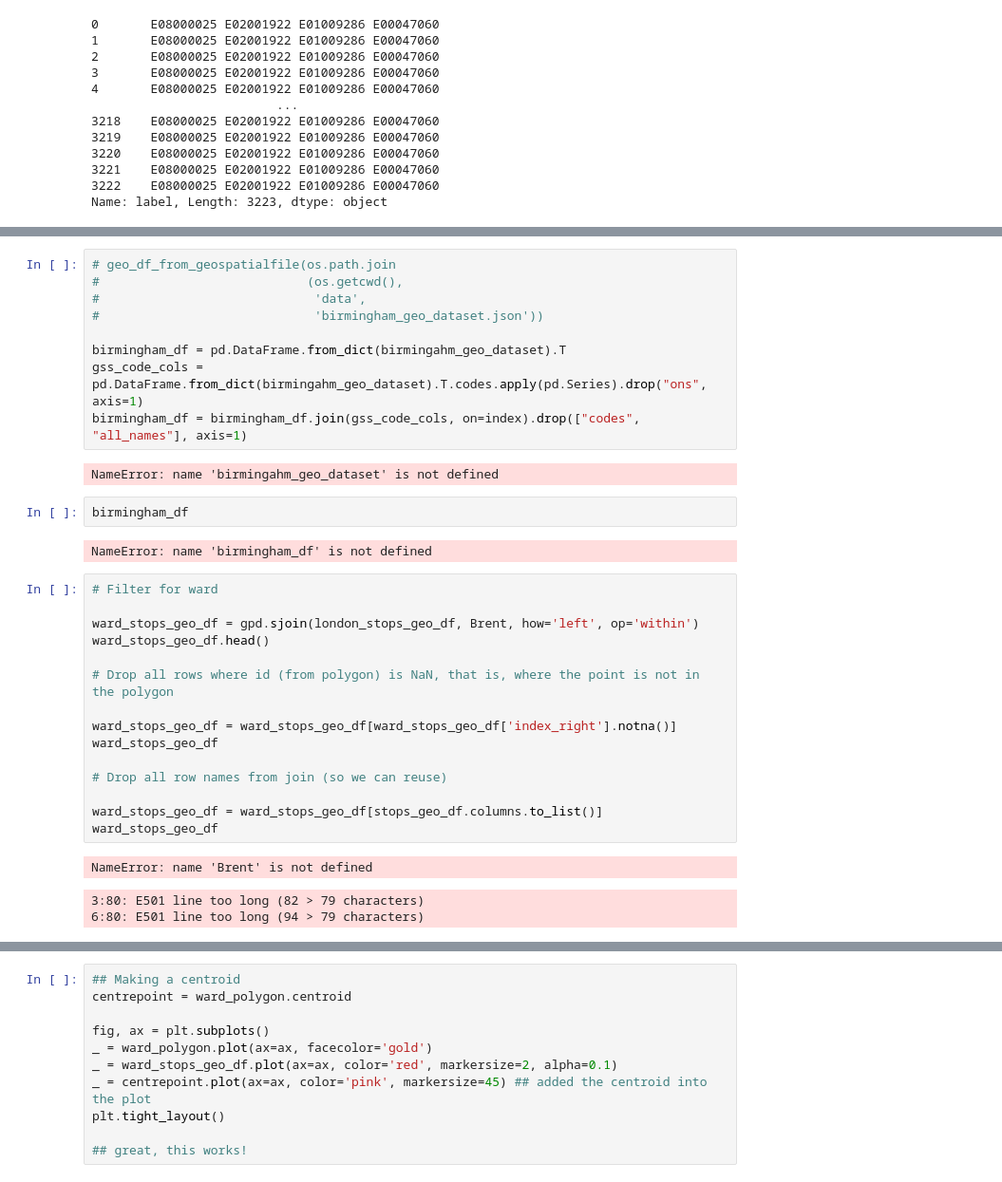
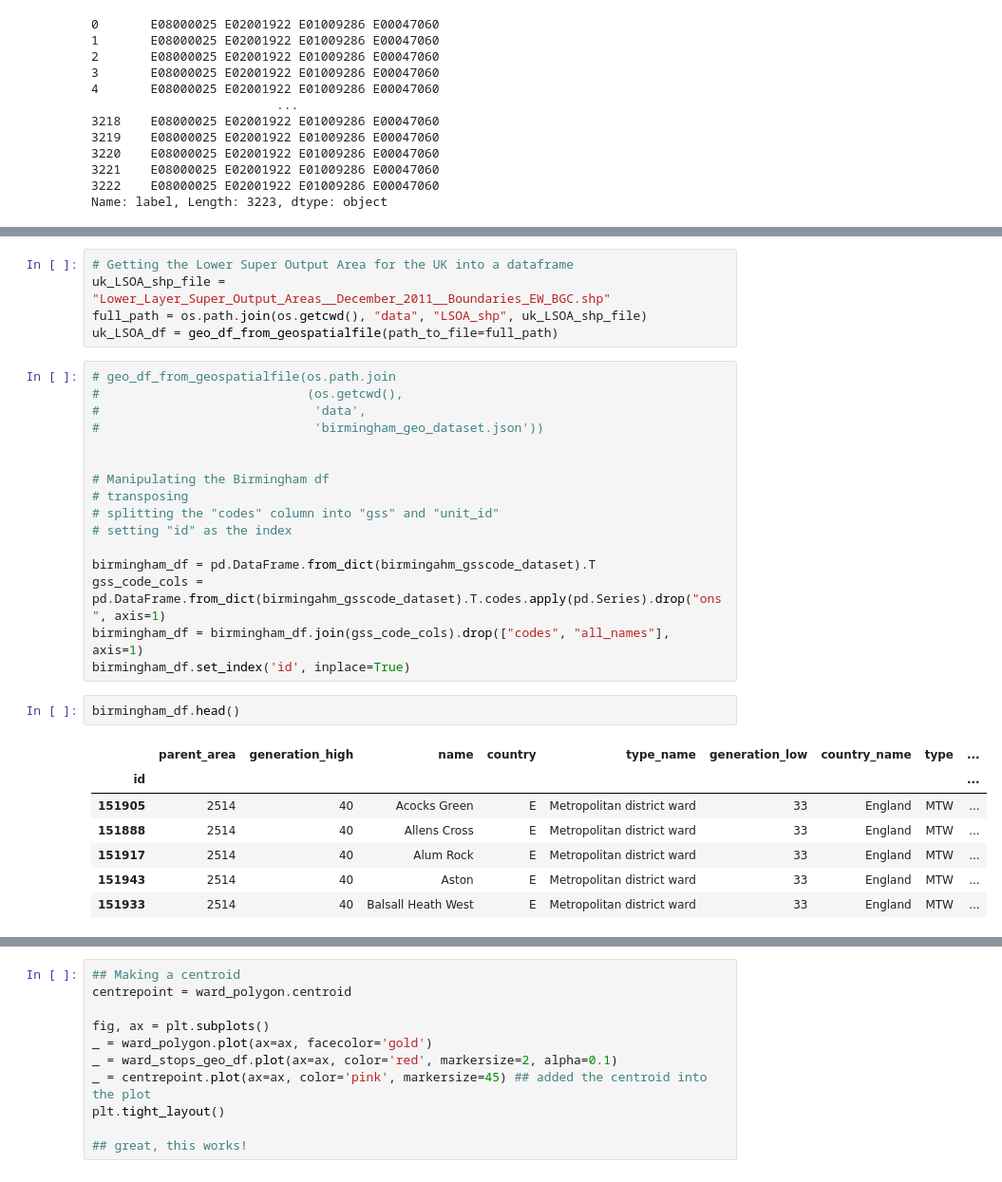
Before and after one commit to ONSdigital/SDG_11.2.1, a Jupyter notebook: SDG_11.2.1.ipynb, the cells around one changed output, grey strips where cells are left out. Shown: that part at 95% size. Drawn from its saved outputs; the diff is of its cells as text.

```diff
--- a/SDG_11.2.1.ipynb
+++ b/SDG_11.2.1.ipynb
@@ -217,34 +218,31 @@ NameError: name 'path_to_file' is not defined
+# %%
+# Getting the Lower Super Output Area for the UK into a dataframe
+uk_LSOA_shp_file = "Lower_Layer_Super_Output_Areas__December_2011__Boundaries_EW_BGC.shp"
+full_path = os.path.join(os.getcwd(), "data", "LSOA_shp", uk_LSOA_shp_file)
+uk_LSOA_df = geo_df_from_geospatialfile(path_to_file=full_path)
 # %%
 # geo_df_from_geospatialfile(os.path.join
 #                            (os.getcwd(),
 #                             'data',
 #                             'birmingham_geo_dataset.json'))
 
-birmingham_df = pd.DataFrame.from_dict(birmingahm_geo_dataset).T
-gss_code_cols = pd.DataFrame.from_dict(birmingahm_geo_dataset).T.codes.apply(pd.Series).drop("ons", axis=1)
-birmingham_df = birmingham_df.join(gss_code_cols, on=index).drop(["codes", "all_names"], axis=1)
+
+# Manipulating the Birmingham df
+# transposing
+# splitting the "codes" column into "gss" and "unit_id"
+# setting "id" as the index
+
+birmingham_df = pd.DataFrame.from_dict(birmingahm_gsscode_dataset).T
+gss_code_cols = pd.DataFrame.from_dict(birmingahm_gsscode_dataset).T.codes.apply(pd.Series).drop("ons", axis=1)
+birmingham_df = birmingham_df.join(gss_code_cols).drop(["codes", "all_names"], axis=1)
+birmingham_df.set_index('id', inplace=True)
-# %% [output]
-NameError: name 'birmingahm_geo_dataset' is not defined
 # %%
-birmingham_df
+birmingham_df.head()
 # %% [output]
-NameError: name 'birmingham_df' is not defined
+|  | parent_area | generation_high | name | country | type_name | generation_low | country_name | type | ... |
+| id |  |  |  |  |  |  |  |  | ... |
+| 151905 | 2514 | 40 | Acocks Green | E | Metropolitan district ward | 33 | England | MTW | ... |
+| 151888 | 2514 | 40 | Allens Cross | E | Metropolitan district ward | 33 | England | MTW | ... |
+| 151917 | 2514 | 40 | Alum Rock | E | Metropolitan district ward | 33 | England | MTW | ... |
+| 151943 | 2514 | 40 | Aston | E | Metropolitan district ward | 33 | England | MTW | ... |
+| 151933 | 2514 | 40 | Balsall Heath West | E | Metropolitan district ward | 33 | England | MTW | ... |
-# %%
-# Filter for ward
-
-ward_stops_geo_df = gpd.sjoin(london_stops_geo_df, Brent, how='left', op='within')
-ward_stops_geo_df.head()
-
-# Drop all rows where id (from polygon) is NaN, that is, where the point is not in the polygon
-
-ward_stops_geo_df = ward_stops_geo_df[ward_stops_geo_df['index_right'].notna()]
-ward_stops_geo_df
-
-# Drop all row names from join (so we can reuse)
-
-ward_stops_geo_df = ward_stops_geo_df[stops_geo_df.columns.to_list()]
-ward_stops_geo_df
-# %% [output]
-NameError: name 'Brent' is not defined
-3:80: E501 line too long (82 > 79 characters)
-6:80: E501 line too long (94 > 79 characters)
```
Also changed, not shown: parts of 6 cells of this notebook.
